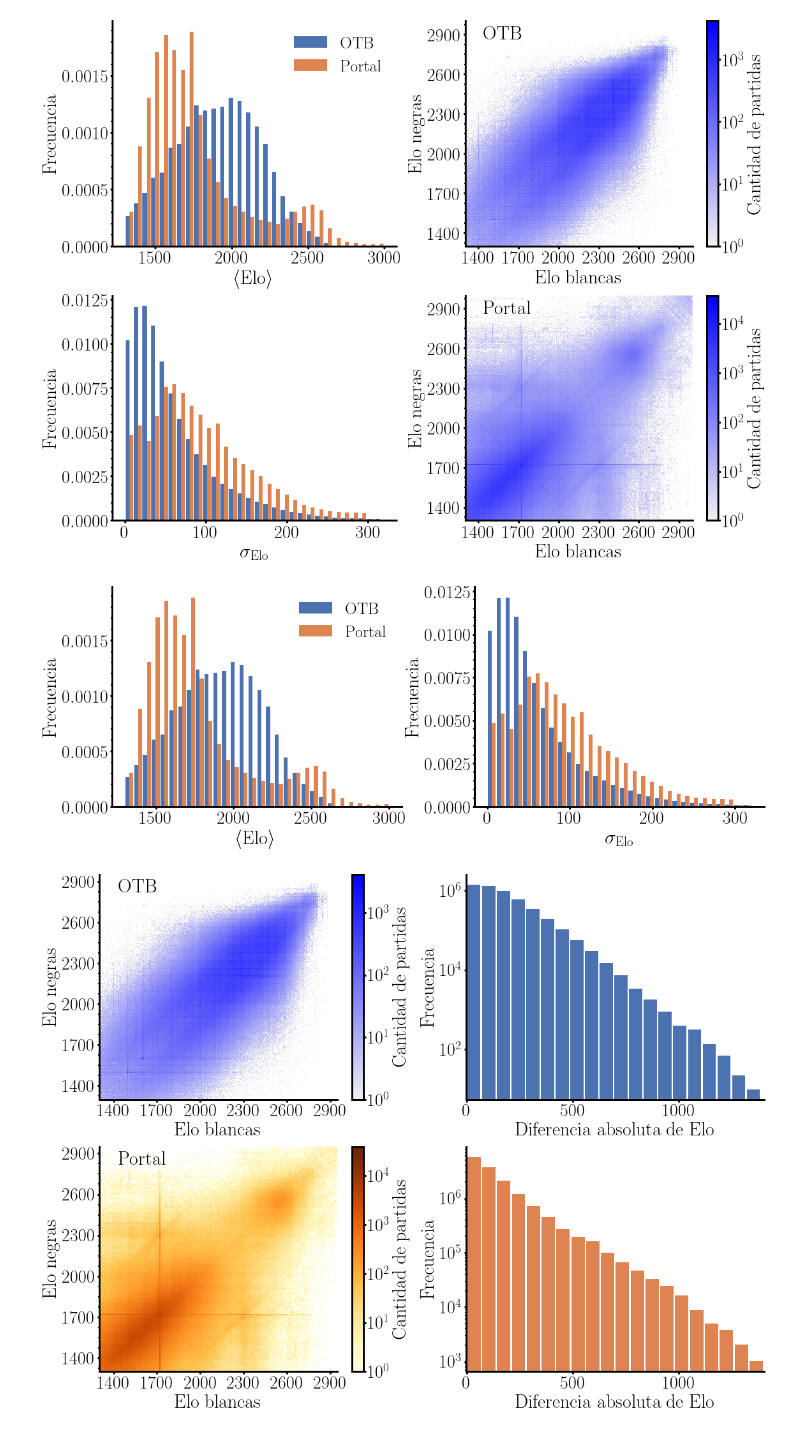
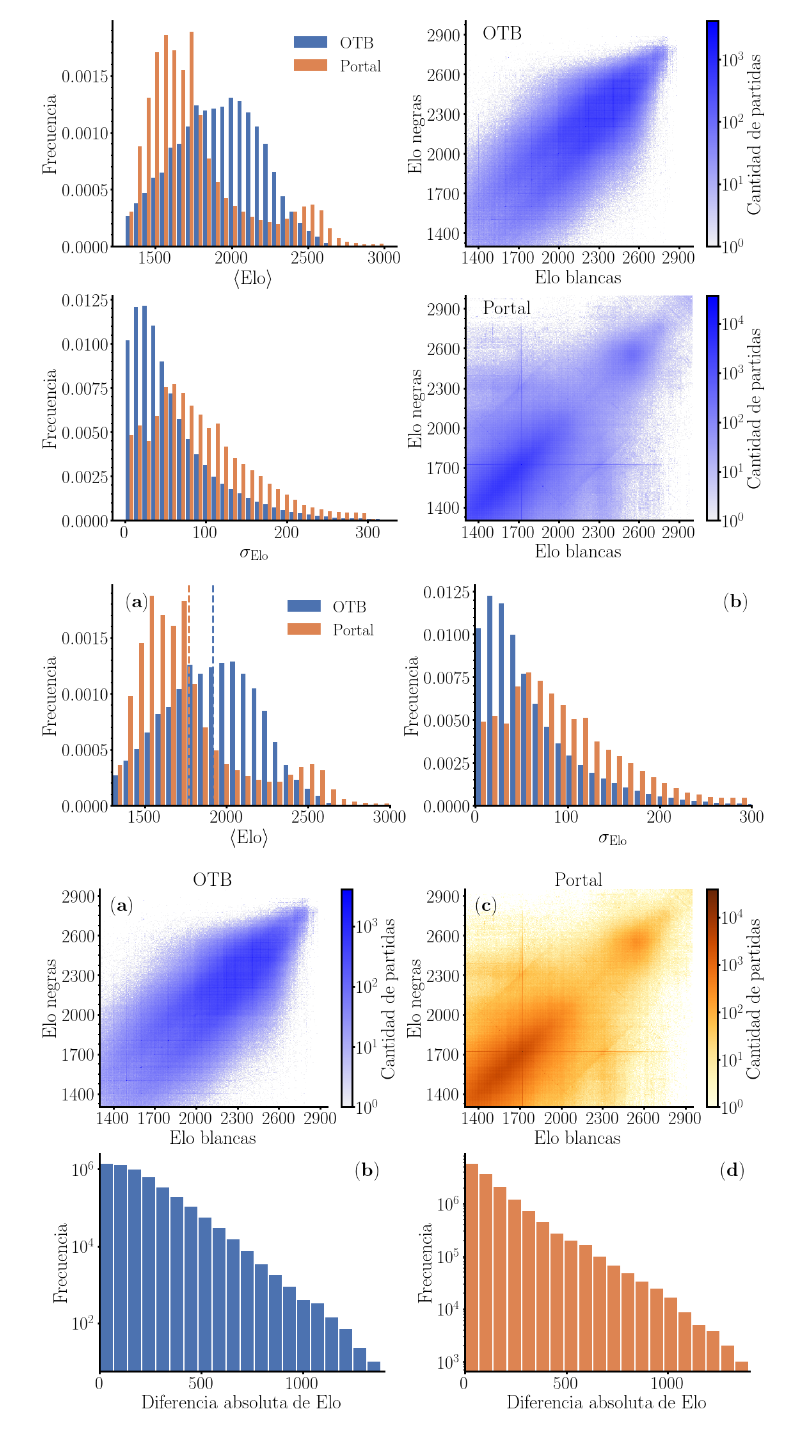
Before and after one commit to nahuelalmeira/chess, a Jupyter notebook: notebooks/figura1.ipynb, the cells around one changed output. Saved outputs shown, nothing was run; the diff lists cells and outputs as text; code cells hidden in the pictures.

Commit message:
Update figure 1

```diff
--- a/notebooks/figura1.ipynb
+++ b/notebooks/figura1.ipynb
@@ -87,40 +87,50 @@ plt.show()
 # %% [output]
 [figure]
 # %%
+bins = 26
 ncols, nrows = 2, 1
 fig, axes = plt.subplots(figsize=(8*ncols, 6*nrows), ncols=ncols, nrows=nrows)
 
 ax = axes[0]
+ax.set_xlim(1300, 3000)
+ax.text(0.05, 0.9, panels[0], fontsize=30, transform=ax.transAxes)
 ax.set_xlabel(r"$\langle \mathrm{Elo} \rangle$")
 ax.set_ylabel(r"$\mathrm{Frecuencia}$")
 ax.hist(
     [elo_data["OTB"]["MeanElo"], elo_data["Portal"]["MeanElo"]],
     rwidth=0.9,
-    bins=30,
+    bins=bins,
     density=True,
     label=[database_latex["OTB"], database_latex["Portal"]]
 )
+ax.axvline(elo_data["OTB"]["MeanElo"].mean(), linestyle="--", color="C0")
+ax.axvline(elo_data["Portal"]["MeanElo"].mean(), linestyle="--", color="C1")
 ax.legend(frameon=False)
 
 ax = axes[1]
+ax.set_xlim(-1, 300)
+ax.text(0.9, 0.9, panels[1], fontsize=30, transform=ax.transAxes)
 ax.set_xlabel(r"$\sigma_{\mathrm{Elo}}$")
 ax.set_ylabel(r"$\mathrm{Frecuencia}$")
 elo_std_otb = elo_data["OTB"][(elo_data["OTB"]>0)&(elo_data["OTB"]<320)]["StdElo"]
 elo_std_portal = elo_data["Portal"][(elo_data["Portal"]>0)&(elo_data["Portal"]<320)]["StdElo"]
-ax.hist([elo_std_otb, elo_std_portal], rwidth=0.9, density=True, bins=30)
+ax.hist([elo_std_otb, elo_std_portal], rwidth=0.9, density=True, bins=bins)
 
 sns.despine()
 plt.tight_layout()
 plt.savefig(FIGS_DIR / "elo_stats.pdf")
 plt.show()
 # %% [output]
-[figure, old version]
+[figure, new version]
 # %%
 ncols, nrows = 2, 2
 fig, axes = plt.subplots(figsize=(8*ncols, 6*nrows), ncols=ncols, nrows=nrows)
-
+axes[0,0].set_title(database_latex["OTB"], fontsize=30)
+axes[0,1].set_title(database_latex["Portal"], fontsize=30)
 for i, (name, df) in enumerate(dfs.items()):
-    ax = axes[i,1]
+    ax = axes[1,i]
+    ax.text(0.9, 0.9, panels[2*i+1], fontsize=30, transform=ax.transAxes)
+    #ax.text(0.5, 0.9, database_latex[name], transform=ax.transAxes, fontsize=30)
     df["Diff"] = np.abs(df.WhiteElo - df.BlackElo)
     max_diff = 1400
     df[df.Diff<max_diff].Diff.plot(
@@ -136,35 +146,35 @@ for i, (name, df) in enumerate(dfs.items()):
         cmap = sns.color_palette("light:b", as_cmap=True)
     else:
         cmap = sns.color_palette("YlOrBr", as_cmap=True)
-    ax = axes[i,0]
+    ax = axes[0,i]
+    ax.text(0.05, 0.9, panels[2*i], fontsize=30, transform=ax.transAxes)
     ax.set_xlabel(r"$\mathrm{Elo\;blancas}$")
     ax.set_ylabel(r"$\mathrm{Elo\;negras}$")
     min_elo, max_elo = 1300, 2950
     data = df.dropna(subset=["WhiteElo", "BlackElo"])
     mask = (
         (data.WhiteElo>=min_elo)&(data.BlackElo>=min_elo) &
         (data.WhiteElo<=max_elo)&(data.BlackElo<=max_elo)
     )
     data = data[mask]
     histo = ax.hist2d(
         data.WhiteElo,
         data.BlackElo,
         bins=300,
         norm=mpl.colors.LogNorm(),
         density=False,
         cmap=cmap,
     )
     ax.set_xlim(min_elo, max_elo)
     ax.set_ylim(min_elo, max_elo)
     ax.set_xticks([1400, 1700, 2000, 2300, 2600, 2900])
     ax.set_yticks([1400, 1700, 2000, 2300, 2600, 2900])
     cbar = fig.colorbar(histo[3], ax=ax)
     cbar.ax.set_ylabel(r"$\mathrm{Cantidad\;de\;partidas}$")
-    ax.text(0.08, 0.92, database_latex[name], transform=ax.transAxes, fontsize=30)
 
 sns.despine()
 plt.tight_layout()
 plt.savefig(FIGS_DIR / "elo_histo2d.pdf")
 plt.show()
 # %% [output]
-[figure, old version]
+[figure, new version]
```
Also changed, not shown: 1 other file.
